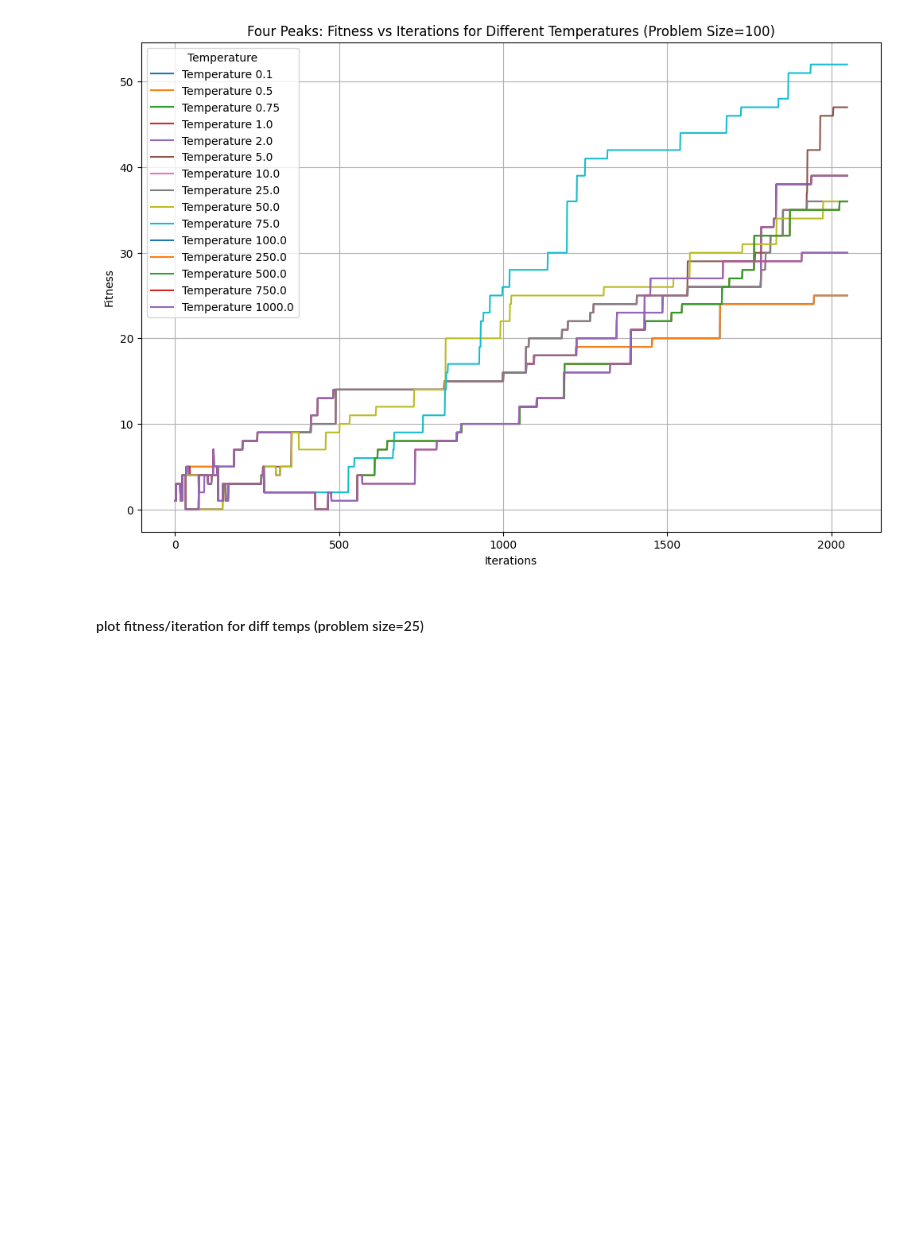
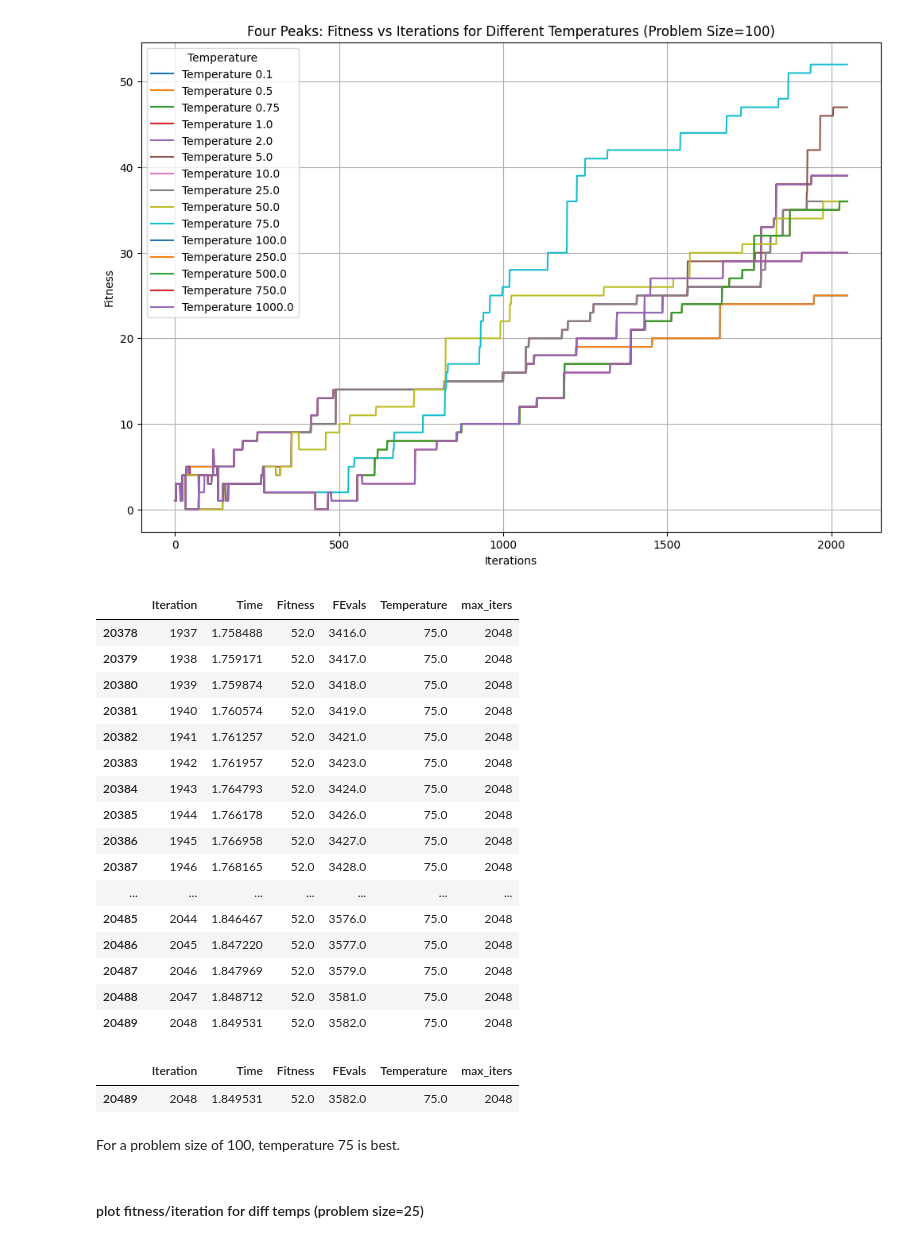
Before and after one commit to melodyyu/cs7641-a2-optimization, a Jupyter notebook: 4peaks_optimization.ipynb, the cells around one changed output. Cells and saved outputs as stored; diff of their text form; code cells hidden in the pictures; blank space fills up the shorter version.

Commit message:
calculate best temperature for each problem size

```diff
--- a/4peaks_optimization.ipynb
+++ b/4peaks_optimization.ipynb
@@ -698,6 +724,41 @@ def plot_fitness_iterations(csv_path):
 plot_fitness_iterations('/mnt/data/sa_4peaks_temp_0.1_to_1000_attempts200_results.csv')
 # %% [output]
 [figure]
+# %%
+df_temp_size100 = pd.read_csv('sa_4peaks_temp_0.1_to_1000_problemsize100_results.csv')
+
+best_fitness = df_temp_size100['Fitness'].max()
+best_runs = df_temp_size100[df_temp_size100['Fitness'] == best_fitness]
+
+HTML(best_runs.to_html())
+# %% [output]
+|  | Iteration | Time | Fitness | FEvals | Temperature | max_iters |
+| 20378 | 1937 | 1.758488 | 52.0 | 3416.0 | 75.0 | 2048 |
+| 20379 | 1938 | 1.759171 | 52.0 | 3417.0 | 75.0 | 2048 |
+| 20380 | 1939 | 1.759874 | 52.0 | 3418.0 | 75.0 | 2048 |
+| 20381 | 1940 | 1.760574 | 52.0 | 3419.0 | 75.0 | 2048 |
+| 20382 | 1941 | 1.761257 | 52.0 | 3421.0 | 75.0 | 2048 |
+| 20383 | 1942 | 1.761957 | 52.0 | 3423.0 | 75.0 | 2048 |
+| 20384 | 1943 | 1.764793 | 52.0 | 3424.0 | 75.0 | 2048 |
+| 20385 | 1944 | 1.766178 | 52.0 | 3426.0 | 75.0 | 2048 |
+| 20386 | 1945 | 1.766958 | 52.0 | 3427.0 | 75.0 | 2048 |
+| 20387 | 1946 | 1.768165 | 52.0 | 3428.0 | 75.0 | 2048 |
+| ... | ... | ... | ... | ... | ... | ... |
+| 20485 | 2044 | 1.846467 | 52.0 | 3576.0 | 75.0 | 2048 |
+| 20486 | 2045 | 1.847220 | 52.0 | 3577.0 | 75.0 | 2048 |
+| 20487 | 2046 | 1.847969 | 52.0 | 3579.0 | 75.0 | 2048 |
+| 20488 | 2047 | 1.848712 | 52.0 | 3581.0 | 75.0 | 2048 |
+| 20489 | 2048 | 1.849531 | 52.0 | 3582.0 | 75.0 | 2048 |
+# %%
+maximum_evaluations = best_runs['FEvals'].max()
+
+best_curve_run = best_runs[best_runs['FEvals'] == maximum_evaluations]
+HTML(best_curve_run.to_html())
+# %% [output]
+|  | Iteration | Time | Fitness | FEvals | Temperature | max_iters |
+| 20489 | 2048 | 1.849531 | 52.0 | 3582.0 | 75.0 | 2048 |
+# %% [markdown]
+For a problem size of 100, temperature 75 is best.
 # %% [markdown]
 #### plot fitness/iteration for diff temps (problem size=25)
 # %%
```
Also changed, not shown: parts of 9 cells of this notebook.
